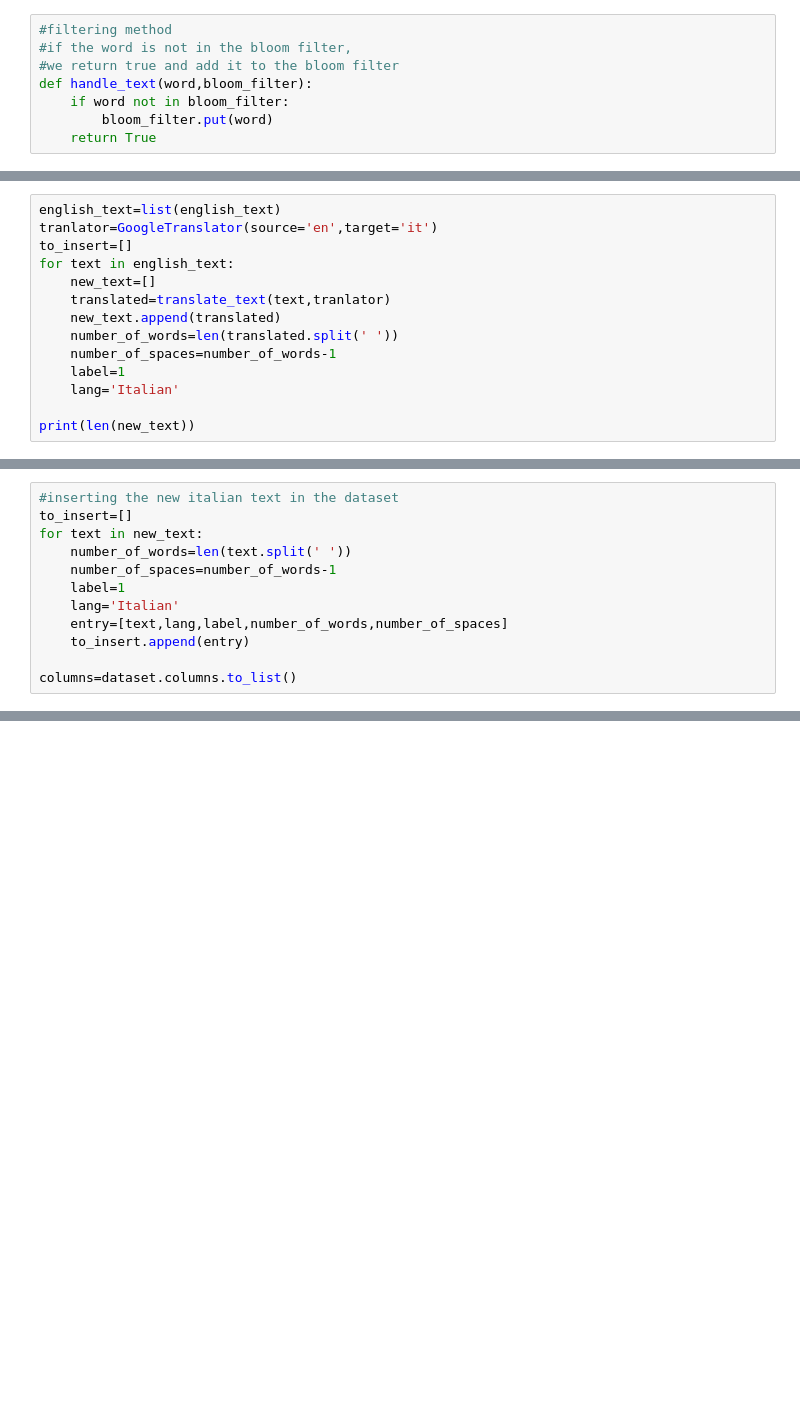
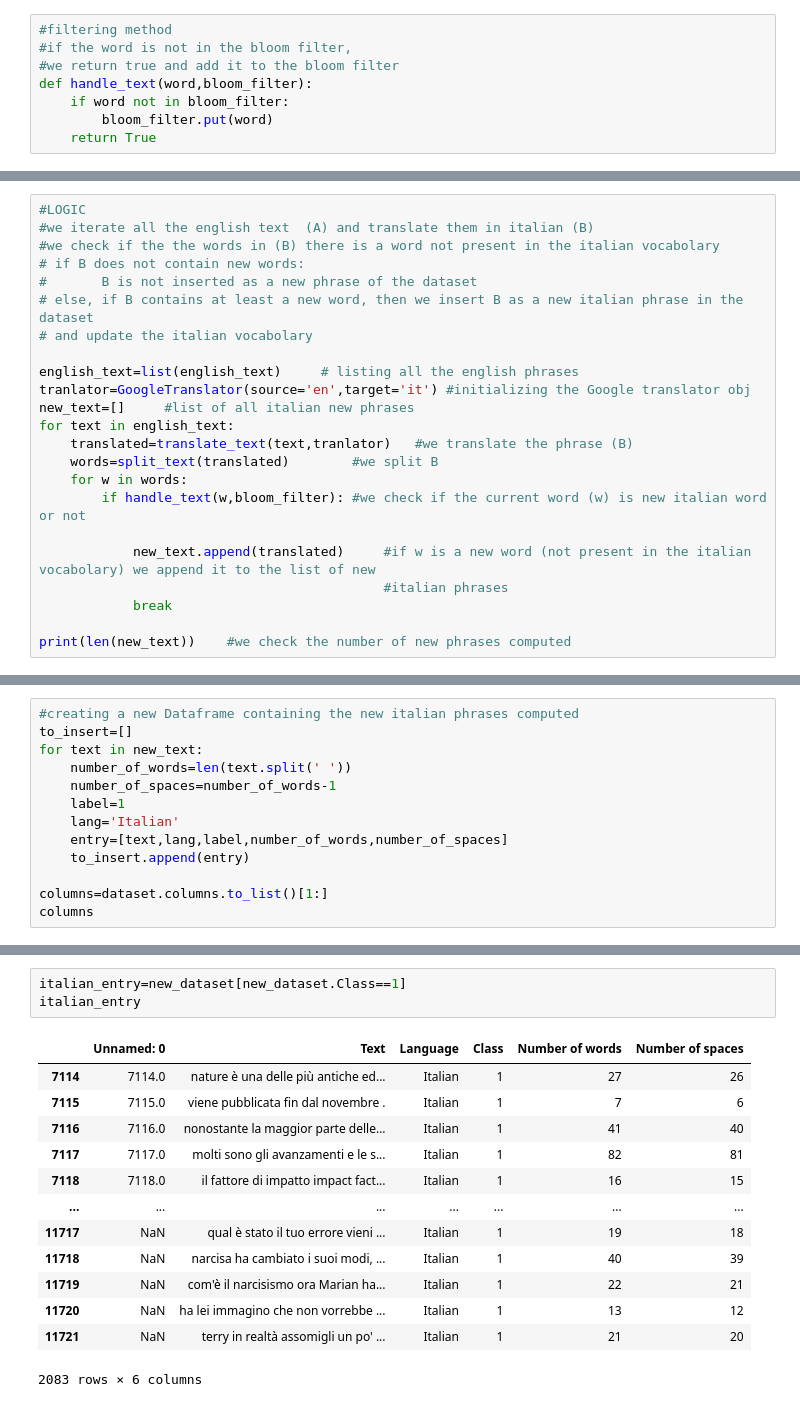
Before and after one commit to magicWiss/Language-Detection, a Jupyter notebook: notebooks/Agumentation/Agumentation.ipynb, the cells around one changed output, grey strips where cells are left out. Cells and saved outputs as stored; diff of their text form; blank space fills up the shorter version.

```diff
--- a/notebooks/Agumentation copy.ipynb
+++ b/notebooks/Agumentation/Agumentation.ipynb
@@ -71,16 +73,25 @@ def handle_text(word,bloom_filter):
 def split_text(text):
     return text.split(' ')
-# %%
-english_text=list(english_text)
-tranlator=GoogleTranslator(source='en',target='it')
-to_insert=[]
-for text in english_text:
-    new_text=[]
-    translated=translate_text(text,tranlator)
-    new_text.append(translated)
-    number_of_words=len(translated.split(' '))
-    number_of_spaces=number_of_words-1
-    label=1
-    lang='Italian'
-
-print(len(new_text))
+# %%
+#LOGIC
+#we iterate all the english text  (A) and translate them in italian (B)
+#we check if the the words in (B) there is a word not present in the italian vocabolary
+# if B does not contain new words:
+#       B is not inserted as a new phrase of the dataset
+# else, if B contains at least a new word, then we insert B as a new italian phrase in the dataset
+# and update the italian vocabolary
+
+english_text=list(english_text)     # listing all the english phrases
+tranlator=GoogleTranslator(source='en',target='it') #initializing the Google translator obj
+new_text=[]     #list of all italian new phrases
+for text in english_text:
+    translated=translate_text(text,tranlator)   #we translate the phrase (B)
+    words=split_text(translated)        #we split B
+    for w in words:
+        if handle_text(w,bloom_filter): #we check if the current word (w) is new italian word or not
+
+            new_text.append(translated)     #if w is a new word (not present in the italian vocabolary) we append it to the list of new
+                                            #italian phrases
+            break
+
+print(len(new_text))    #we check the number of new phrases computed
@@ -87,5 +100,5 @@ print(len(new_text))
 # %%
-#inserting the new italian text in the dataset
+#creating a new Dataframe containing the new italian phrases computed
 to_insert=[]
 for text in new_text:
     number_of_words=len(text.split(' '))
@@ -95,4 +108,5 @@ for text in new_text:
     entry=[text,lang,label,number_of_words,number_of_spaces]
     to_insert.append(entry)
 
-columns=dataset.columns.to_list()
+columns=dataset.columns.to_list()[1:]
+columns
@@ -104,0 +125,17 @@ italian_entry=new_dataset[new_dataset.Class == 1].shape[0]
+# %%
+italian_entry=new_dataset[new_dataset.Class==1]
+italian_entry
+# %% [output]
+|  | Unnamed: 0 | Text | Language | Class | Number of words | Number of spaces |
+| 7114 | 7114.0 | nature è una delle più antiche ed... | Italian | 1 | 27 | 26 |
+| 7115 | 7115.0 | viene pubblicata fin dal novembre . | Italian | 1 | 7 | 6 |
+| 7116 | 7116.0 | nonostante la maggior parte delle... | Italian | 1 | 41 | 40 |
+| 7117 | 7117.0 | molti sono gli avanzamenti e le s... | Italian | 1 | 82 | 81 |
+| 7118 | 7118.0 | il fattore di impatto impact fact... | Italian | 1 | 16 | 15 |
+| ... | ... | ... | ... | ... | ... | ... |
+| 11717 | NaN | qual è stato il tuo errore vieni ... | Italian | 1 | 19 | 18 |
+| 11718 | NaN | narcisa ha cambiato i suoi modi, ... | Italian | 1 | 40 | 39 |
+| 11719 | NaN | com'è il narcisismo ora Marian ha... | Italian | 1 | 22 | 21 |
+| 11720 | NaN | ha lei immagino che non vorrebbe ... | Italian | 1 | 13 | 12 |
+| 11721 | NaN | terry in realtà assomigli un po' ... | Italian | 1 | 21 | 20 |
+2083 rows × 6 columns
```
Also changed, not shown: parts of 11 cells of this notebook, 15 other files.
